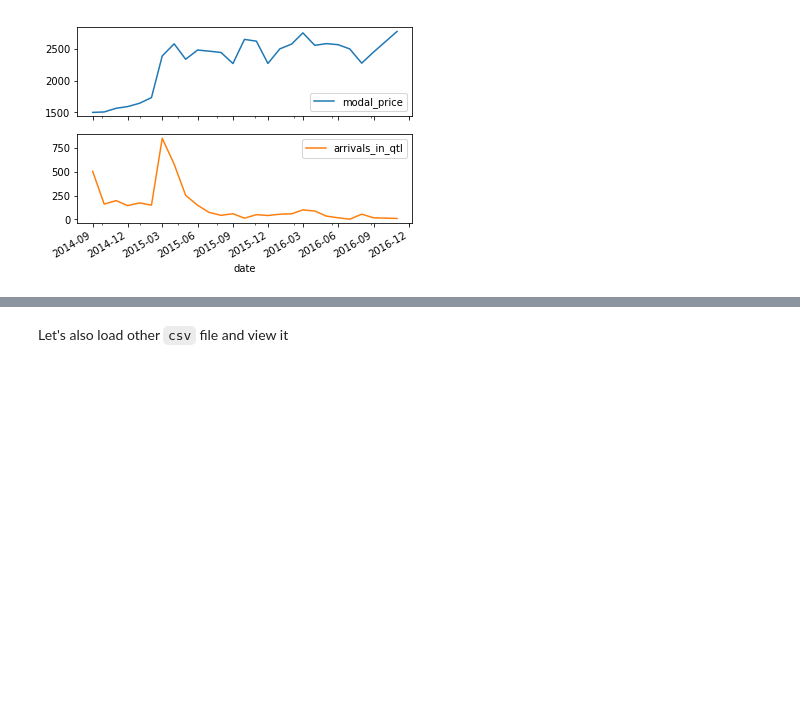
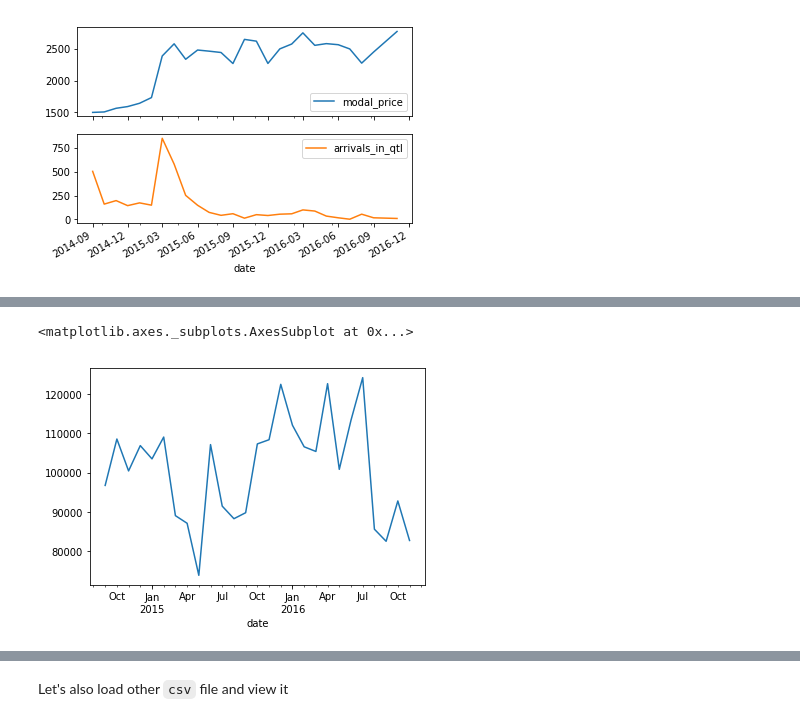
Before and after one commit to shashank2806/Agriculture-Commodities-Prices-Seasons, a Jupyter notebook: agriculture-commodities-prices-seasons.ipynb, the cells around one changed output, grey strips where cells are left out. Cells and saved outputs as stored; diff of their text form; code cells hidden in the pictures; blank space fills up the shorter version.

```diff
--- a/agriculture-commodities-prices-seasons.ipynb
+++ b/agriculture-commodities-prices-seasons.ipynb
@@ -378,0 +400,5 @@ To determine seasonality we will first determine Trends for each cluster of APMC
+# %%
+df_filtered.query('APMC == "Jalgaon"').resample('M').sum().modal_price.plot()
+# %% [output]
+<matplotlib.axes._subplots.AxesSubplot at 0x...>
+[figure, added]
```
Also changed, not shown: parts of 9 cells of this notebook.
